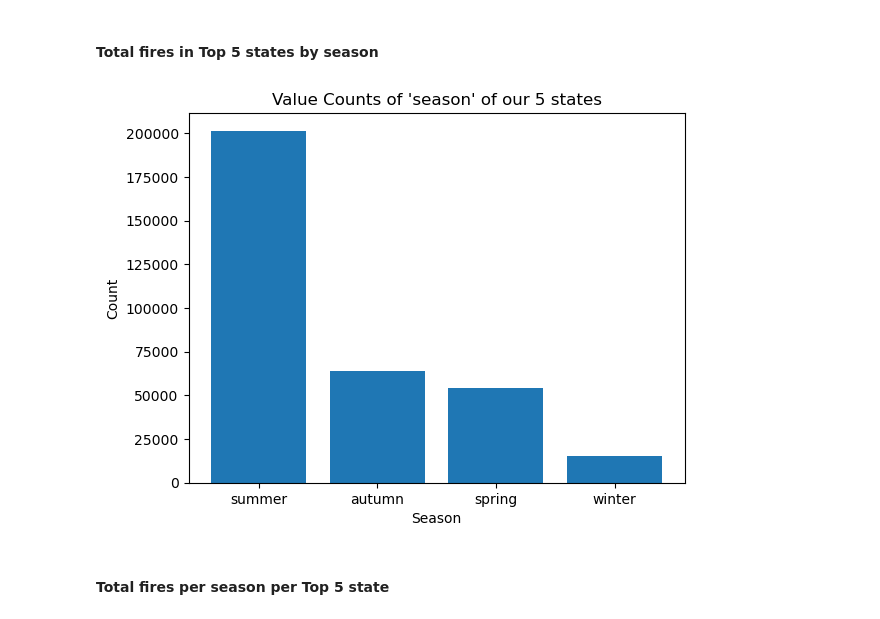
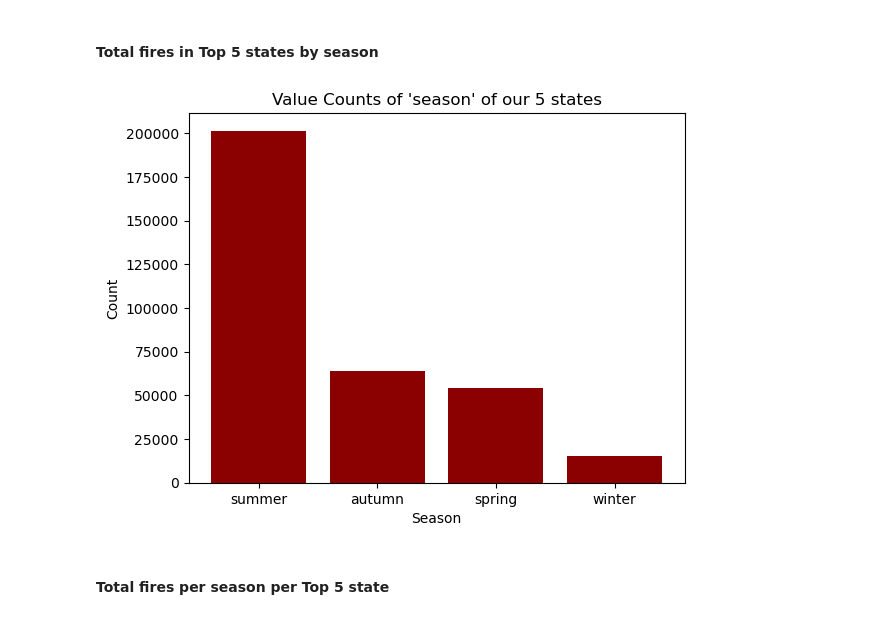
Before and after one commit to Pissane/Capstone_Project, a Jupyter notebook: dependence_by_season.ipynb, the cells around one changed output. Drawn from its saved outputs; the diff is of its cells as text; code cells hidden in the pictures.

```diff
--- a/dependence_by_season.ipynb
+++ b/dependence_by_season.ipynb
@@ -247,19 +247,19 @@ plt.show()
 # %%
 #visualization of distribution of 'season' for all 5 states
 season_counts = filtered_data['season'].value_counts()
 
 # Create a bar plot using Matplotlib
-plt.bar(season_counts.index, season_counts.values)
+plt.bar(season_counts.index, season_counts.values, color='darkred')
 
 # Add labels and a title
 plt.xlabel('Season')
 plt.ylabel('Count')
 plt.title("Value Counts of 'season' of our 5 states")
 
 # Show the plot
 plt.show()
 # %% [output]
-[figure, old version]
+[figure, new version]
 # %% [markdown]
 #### Total fires per season per Top 5 state
 # %%
```
Also changed, not shown: parts of 9 cells of this notebook, 1 other file.
